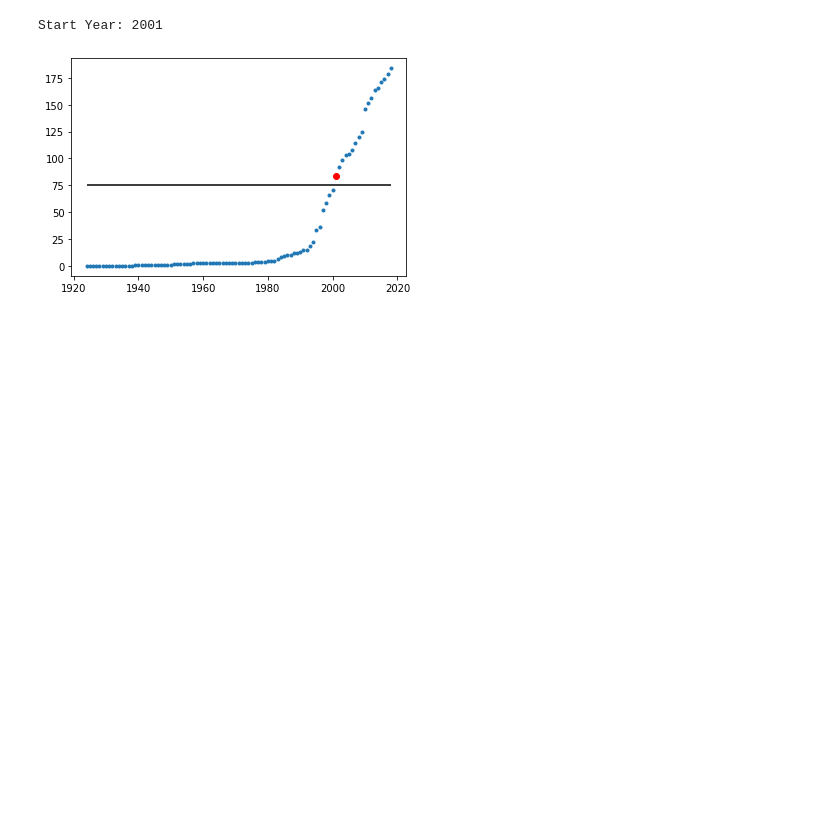
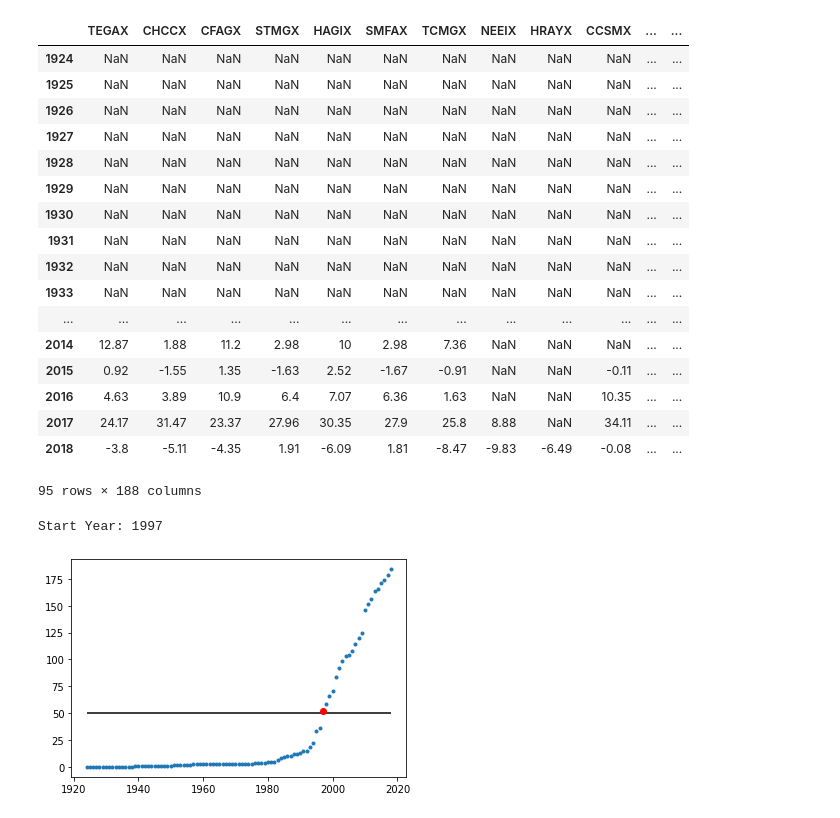
Before and after one commit to jennywang24/mutual-fund-comparisons, a Jupyter notebook: Yahoo Finance Scraping.ipynb, the cells around one changed output. Saved outputs shown, nothing was run; the diff lists cells and outputs as text; code cells hidden in the pictures; blank space fills up the shorter version.

```diff
--- a/Yahoo Finance Scraping.ipynb
+++ b/Yahoo Finance Scraping.ipynb
@@ -186,11 +205,32 @@ totalreturn['count'] = totalreturn.count(axis = 1)
+# %%
+totalreturn
+# %% [output]
+|  | TEGAX | CHCCX | CFAGX | STMGX | HAGIX | SMFAX | TCMGX | NEEIX | HRAYX | CCSMX | ... | ... |
+| 1924 | NaN | NaN | NaN | NaN | NaN | NaN | NaN | NaN | NaN | NaN | ... | ... |
+| 1925 | NaN | NaN | NaN | NaN | NaN | NaN | NaN | NaN | NaN | NaN | ... | ... |
+| 1926 | NaN | NaN | NaN | NaN | NaN | NaN | NaN | NaN | NaN | NaN | ... | ... |
+| 1927 | NaN | NaN | NaN | NaN | NaN | NaN | NaN | NaN | NaN | NaN | ... | ... |
+| 1928 | NaN | NaN | NaN | NaN | NaN | NaN | NaN | NaN | NaN | NaN | ... | ... |
+| 1929 | NaN | NaN | NaN | NaN | NaN | NaN | NaN | NaN | NaN | NaN | ... | ... |
+| 1930 | NaN | NaN | NaN | NaN | NaN | NaN | NaN | NaN | NaN | NaN | ... | ... |
+| 1931 | NaN | NaN | NaN | NaN | NaN | NaN | NaN | NaN | NaN | NaN | ... | ... |
+| 1932 | NaN | NaN | NaN | NaN | NaN | NaN | NaN | NaN | NaN | NaN | ... | ... |
+| 1933 | NaN | NaN | NaN | NaN | NaN | NaN | NaN | NaN | NaN | NaN | ... | ... |
+| ... | ... | ... | ... | ... | ... | ... | ... | ... | ... | ... | ... | ... |
+| 2014 | 12.87 | 1.88 | 11.2 | 2.98 | 10 | 2.98 | 7.36 | NaN | NaN | NaN | ... | ... |
+| 2015 | 0.92 | -1.55 | 1.35 | -1.63 | 2.52 | -1.67 | -0.91 | NaN | NaN | -0.11 | ... | ... |
+| 2016 | 4.63 | 3.89 | 10.9 | 6.4 | 7.07 | 6.36 | 1.63 | NaN | NaN | 10.35 | ... | ... |
+| 2017 | 24.17 | 31.47 | 23.37 | 27.96 | 30.35 | 27.9 | 25.8 | 8.88 | NaN | 34.11 | ... | ... |
+| 2018 | -3.8 | -5.11 | -4.35 | 1.91 | -6.09 | 1.81 | -8.47 | -9.83 | -6.49 | -0.08 | ... | ... |
+95 rows × 188 columns
 # %%
 plt.plot(totalreturn['count'], '.')
-NUMFUNDSTHRESH = 75
+NUMFUNDSTHRESH = 50
 plt.hlines(NUMFUNDSTHRESH, 1924, 2018)
 start_index = np.where(totalreturn['count'] > NUMFUNDSTHRESH)[0][0]
 start_year = totalreturn.index[start_index]
 plt.plot(start_year, totalreturn['count'].values[start_index], 'ro')
 print(f'Start Year: {start_year}')
 # %% [output]
-Start Year: 2001
+Start Year: 1997
-[figure, old version]
+[figure, new version]
```
Also changed, not shown: parts of 20 cells of this notebook.
